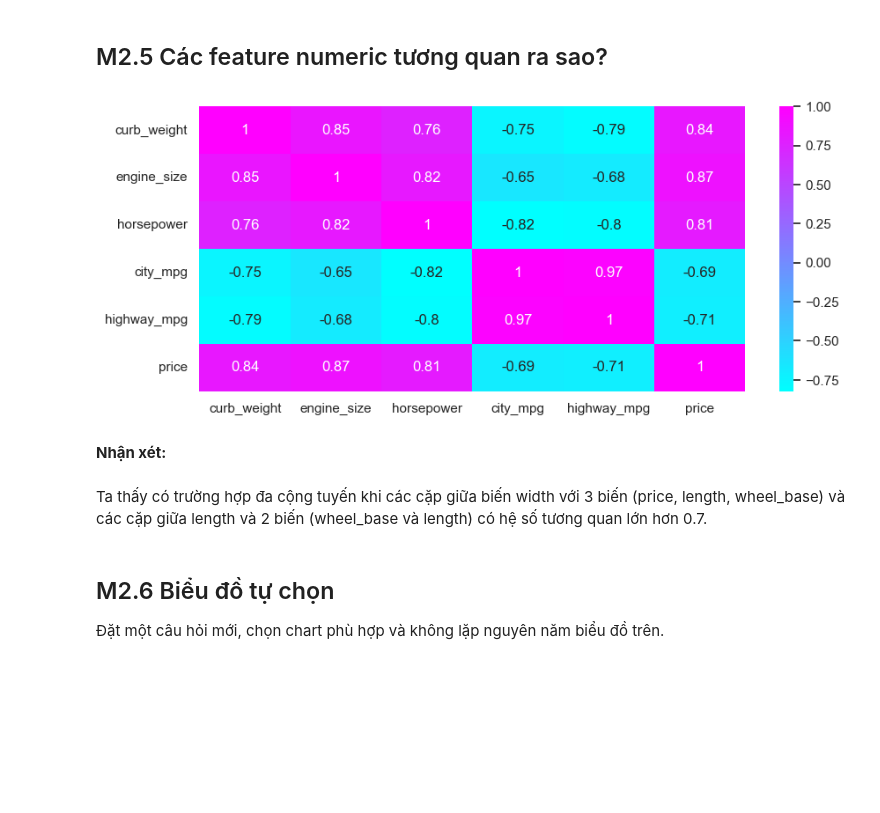
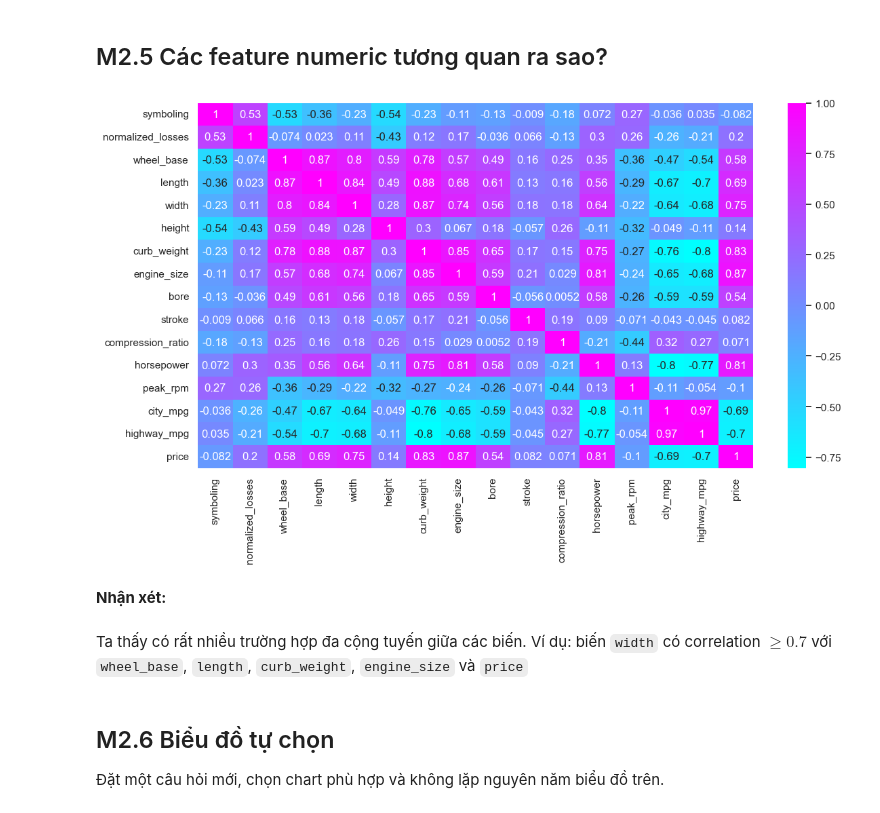
Before and after one commit to nbquoclong-bit/mliot-pyml-2026-hw, a Jupyter notebook: week02/numpy-pandas-eda-hw/numpy_pandas_eda_hw.ipynb, the cells around one changed output. Drawn from its saved outputs; the diff is of its cells as text; code cells hidden in the pictures; blank space fills up the shorter version.

```diff
--- a/week02/numpy-pandas-eda-hw/numpy_pandas_eda_hw.ipynb
+++ b/week02/numpy-pandas-eda-hw/numpy_pandas_eda_hw.ipynb
@@ -567,16 +543,17 @@ Ta thấy khi engine size đi lên thì price đi lên. Các xe chạy bằng ga
 ## M2.5 Các feature numeric tương quan ra sao?
 # %%
 # TODO M2.5: correlation heatmap
-numeric_col = df_clean.select_dtypes('float64').corr()
-fig, axes = plt.subplots(figsize=(10, 4.2))
+numeric_col = df_clean.select_dtypes(['float64', 'int64']).corr()
+fig, axes = plt.subplots(figsize=(12, 7.2))
 sns.heatmap(numeric_col, ax = axes, annot = True, cmap = 'cool')
+plt.tight_layout()
 plt.show()
 # %% [output]
-[figure, old version]
+[figure, new version]
 # %% [markdown]
 **Nhận xét:** <!-- 1--2 câu -->
 # %% [markdown]
-Ta thấy có trường hợp đa cộng tuyến khi các cặp giữa biến width với 3 biến (price, length, wheel_base) và các cặp giữa length và 2 biến (wheel_base và length) có hệ số tương quan lớn hơn 0.7.
+Ta thấy có rất nhiều trường hợp đa cộng tuyến giữa các biến. Ví dụ: biến `width` có correlation $\geq 0.7$ với `wheel_base`, `length`, `curb_weight`, `engine_size` và `price`
 # %% [markdown]
 ## M2.6 Biểu đồ tự chọn
 
```
Also changed, not shown: parts of 6 cells of this notebook.
